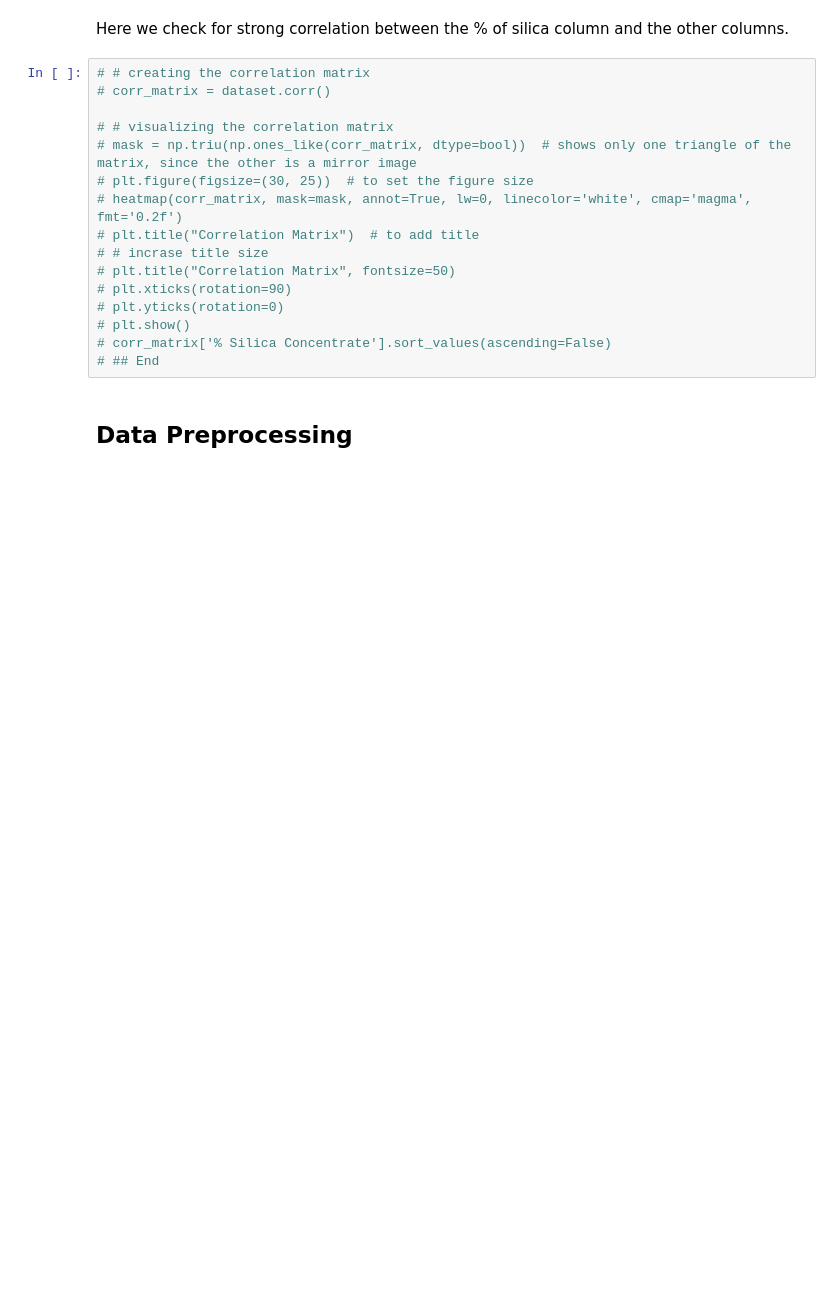
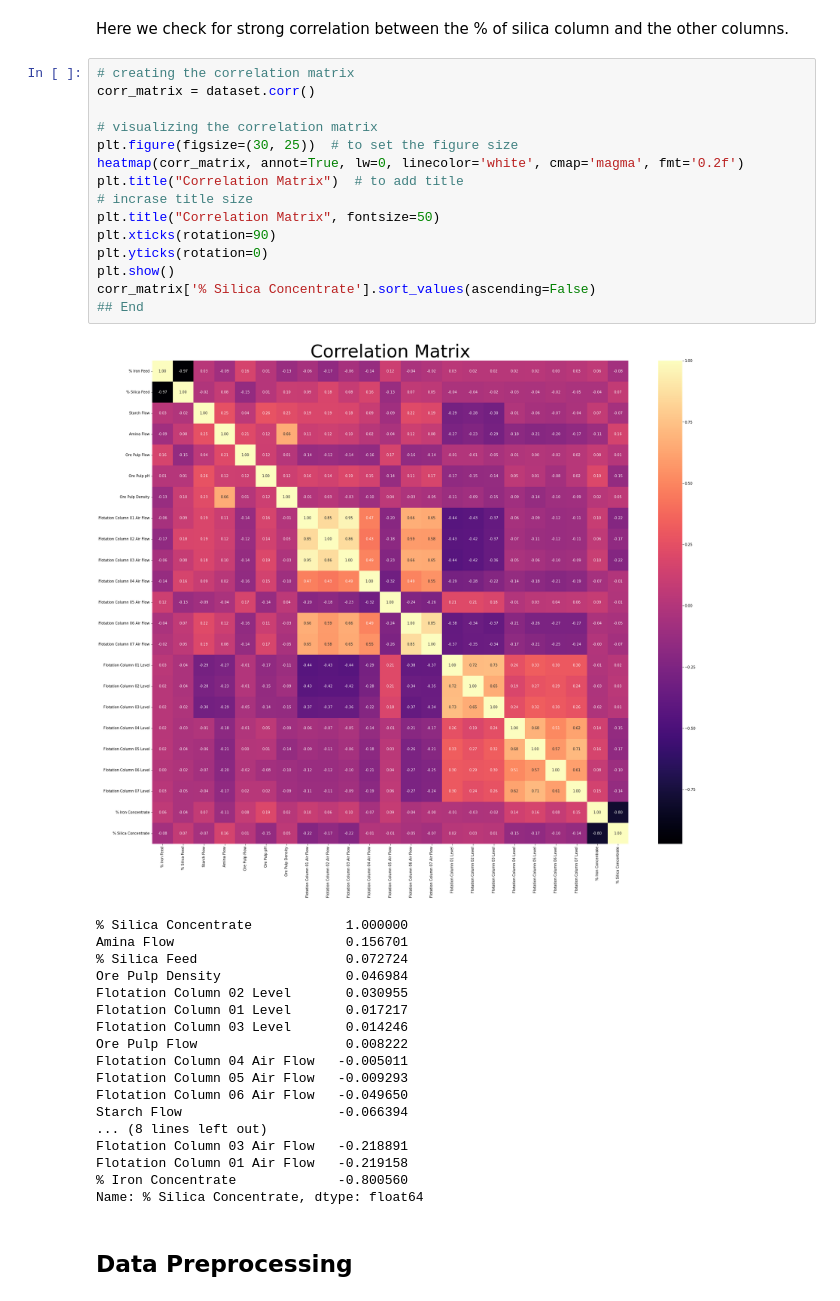
Before and after one commit to jtsang02/MINE-432-Project, a Jupyter notebook: ProjectCode.ipynb, the cells around one changed output. Saved outputs shown, nothing was run; the diff lists cells and outputs as text; blank space fills up the shorter version.

```diff
--- a/ProjectCode.ipynb
+++ b/ProjectCode.ipynb
@@ -136,20 +136,38 @@ Based on the boxplots above, the columns we want to remove outliers from are Sta
 # %% [markdown]
 Here we check for strong correlation between the % of silica column and the other columns.
 # %%
-# # creating the correlation matrix
-# corr_matrix = dataset.corr()
+# creating the correlation matrix
+corr_matrix = dataset.corr()
 
-# # visualizing the correlation matrix
-# mask = np.triu(np.ones_like(corr_matrix, dtype=bool))  # shows only one triangle of the matrix, since the other is a mirror image
-# plt.figure(figsize=(30, 25))  # to set the figure size
-# heatmap(corr_matrix, mask=mask, annot=True, lw=0, linecolor='white', cmap='magma', fmt='0.2f')
-# plt.title("Correlation Matrix")  # to add title
-# # incrase title size
-# plt.title("Correlation Matrix", fontsize=50)
-# plt.xticks(rotation=90)
-# plt.yticks(rotation=0)
-# plt.show()
-# corr_matrix['% Silica Concentrate'].sort_values(ascending=False)
-# ## End
+# visualizing the correlation matrix
+plt.figure(figsize=(30, 25))  # to set the figure size
+heatmap(corr_matrix, annot=True, lw=0, linecolor='white', cmap='magma', fmt='0.2f')
+plt.title("Correlation Matrix")  # to add title
+# incrase title size
+plt.title("Correlation Matrix", fontsize=50)
+plt.xticks(rotation=90)
+plt.yticks(rotation=0)
+plt.show()
+corr_matrix['% Silica Concentrate'].sort_values(ascending=False)
+## End
+# %% [output]
+[figure, added]
+% Silica Concentrate            1.000000
+Amina Flow                      0.156701
+% Silica Feed                   0.072724
+Ore Pulp Density                0.046984
+Flotation Column 02 Level       0.030955
+Flotation Column 01 Level       0.017217
+Flotation Column 03 Level       0.014246
+Ore Pulp Flow                   0.008222
+Flotation Column 04 Air Flow   -0.005011
+Flotation Column 05 Air Flow   -0.009293
+Flotation Column 06 Air Flow   -0.049650
+Starch Flow                    -0.066394
+... (8 lines left out)
+Flotation Column 03 Air Flow   -0.218891
+Flotation Column 01 Air Flow   -0.219158
+% Iron Concentrate             -0.800560
+Name: % Silica Concentrate, dtype: float64
 # %% [markdown]
 ## Data Preprocessing
```
Also changed, not shown: parts of 23 cells of this notebook, 2 other files.
